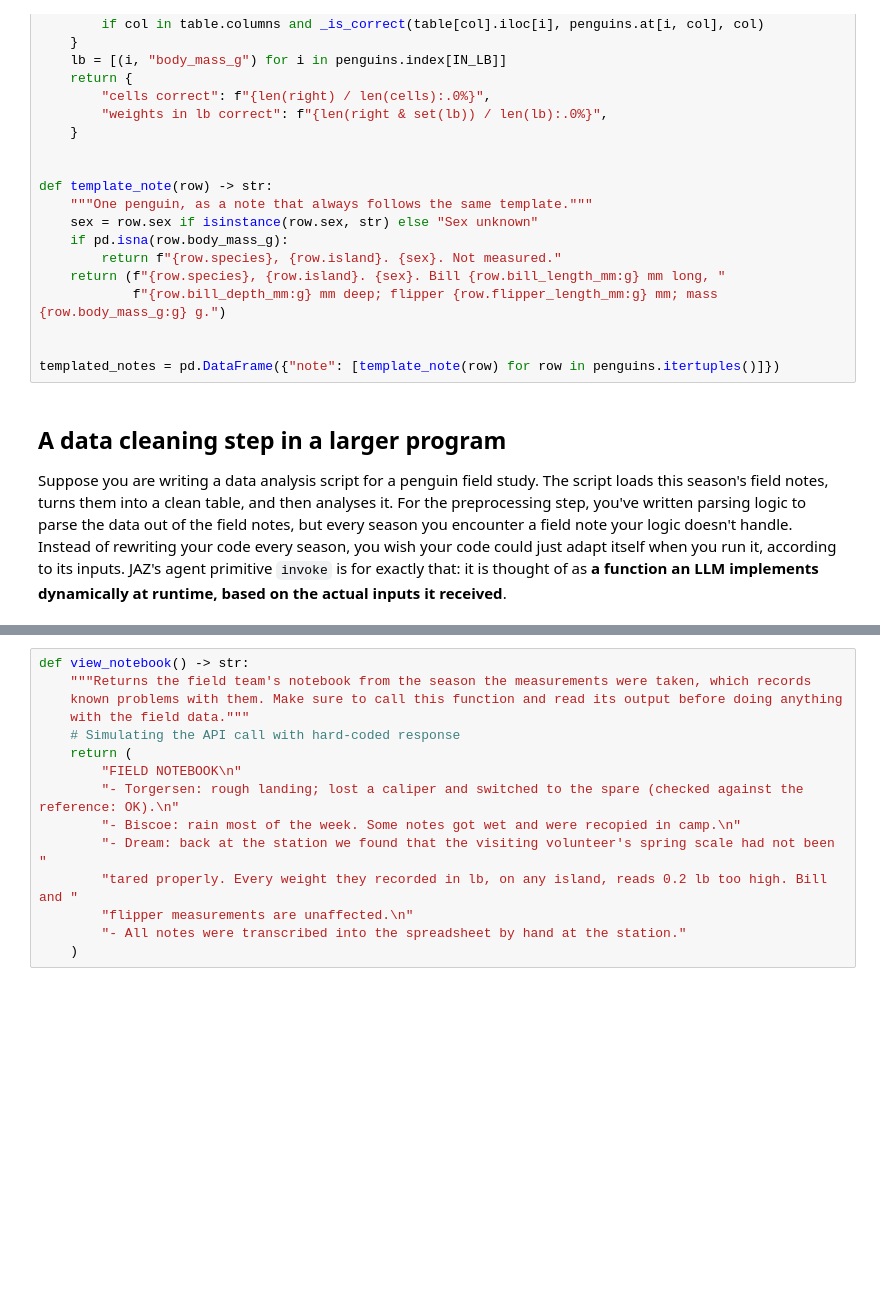
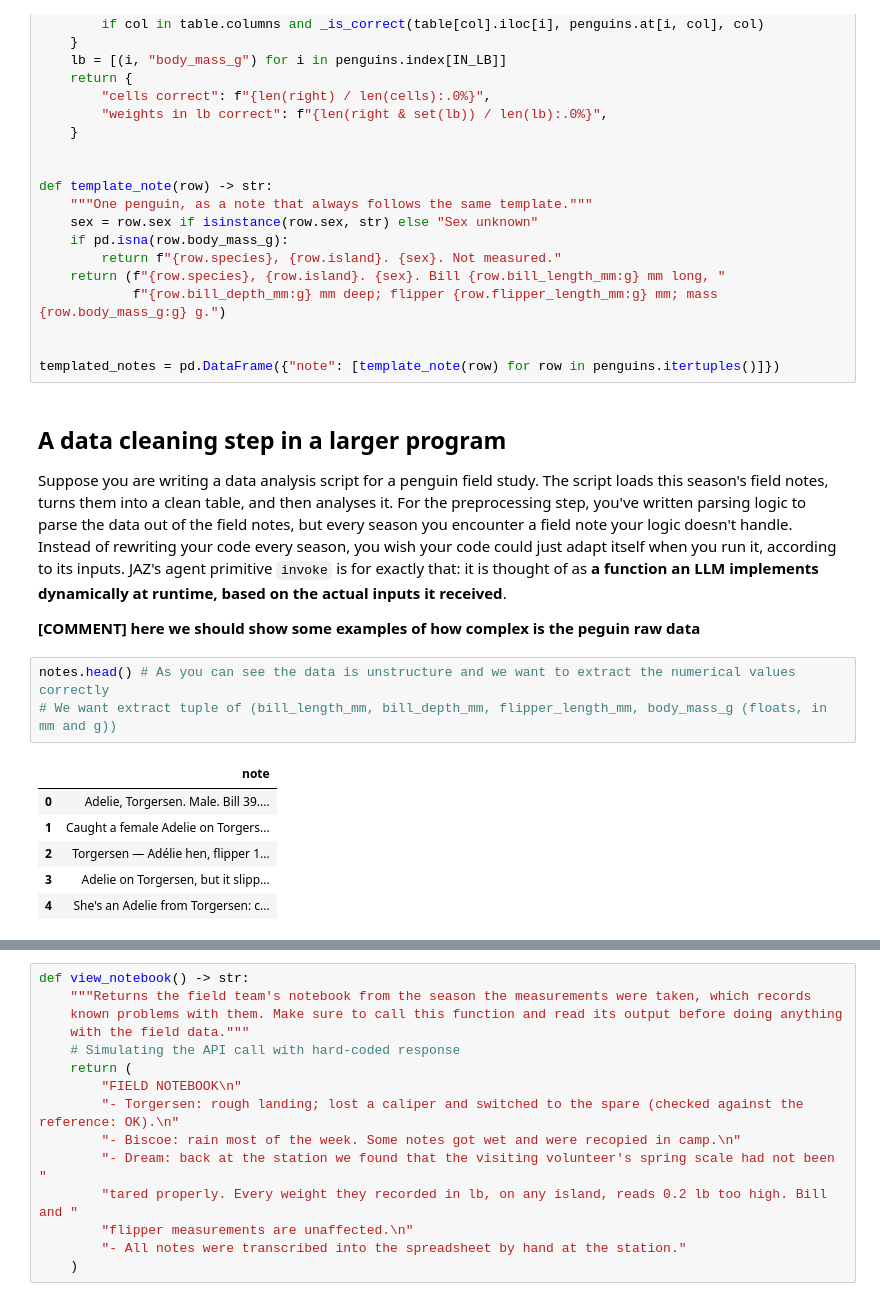
Before and after one commit to jaz-lang/cookbook, a Jupyter notebook: notebooks/00-overview.ipynb, the cells around one changed output, grey strips where cells are left out. Saved outputs shown, nothing was run; the diff lists cells and outputs as text; blank space fills up the shorter version.

```diff
--- a/notebooks/00-overview.ipynb
+++ b/notebooks/00-overview.ipynb
@@ -126,10 +126,22 @@ doesn't handle. Instead of rewriting your code every season, you wish your code
 could just adapt itself when you run it, according to its inputs. JAZ's agent primitive
 `invoke` is for exactly that: it is thought of as
 **a function an LLM implements dynamically at runtime, based on the actual inputs it received**.
+
+**[COMMENT] here we should show some examples of how complex is the peguin raw data**
 <!-- There is one note per penguin, 344 in all, and they were written by different people in different ways: in mm, cm or
 inches, in g, kg or lb, and with the sex sometimes given only as "she", "hen" or "♂":
 Notes this varied are hard to parse with rules written in advance, but easy for a person (or an
 LLM) to read. So we let an agent do this step of the script with JAZ's `invoke`: -->
+# %%
+notes.head() # As you can see the data is unstructure and we want to extract the numerical values correctly
+# We want extract tuple of (bill_length_mm, bill_depth_mm, flipper_length_mm, body_mass_g (floats, in mm and g))
+# %% [output]
+|  | note |
+| 0 | Adelie, Torgersen. Male. Bill 39.... |
+| 1 | Caught a female Adelie on Torgers... |
+| 2 | Torgersen — Adélie hen, flipper 1... |
+| 3 | Adelie on Torgersen, but it slipp... |
+| 4 | She's an Adelie from Torgersen: c... |
 # %%
 from jaz import invoke
 from jaz.hooks import ReturnType
```
Also changed, not shown: parts of 10 cells of this notebook.
